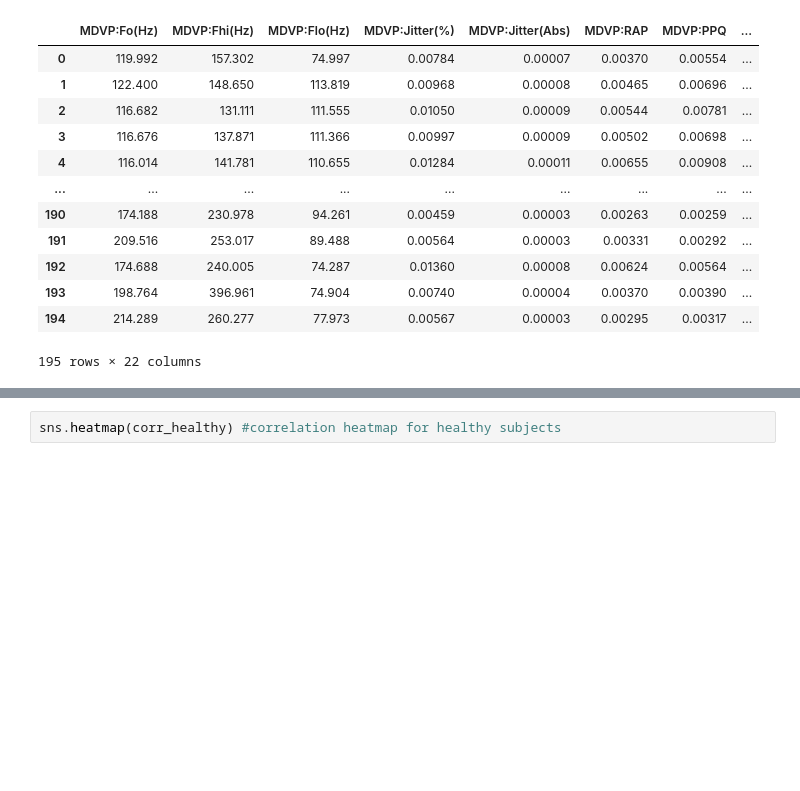
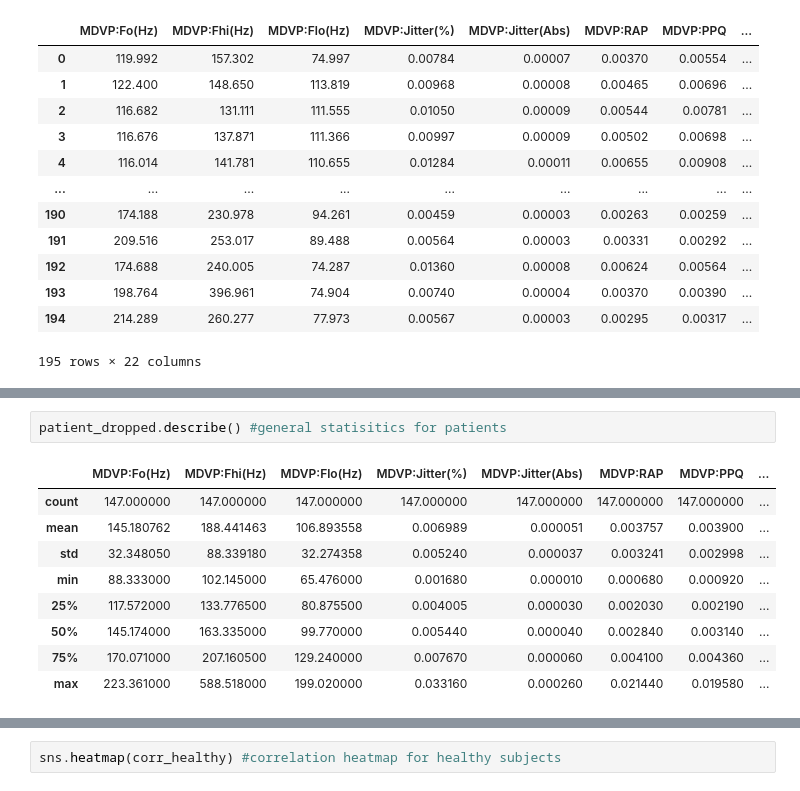
Before and after one commit to theNovahkiin/Parkinsons-EDA-Python, a Jupyter notebook: eda.ipynb, the cells around one changed output, grey strips where cells are left out. Saved outputs shown, nothing was run; the diff lists cells and outputs as text; blank space fills up the shorter version.

```diff
--- a/eda.ipynb
+++ b/eda.ipynb
@@ -110,0 +191,12 @@ dtype: float64
+# %%
+patient_dropped.describe() #general statisitics for patients
+# %% [output]
+|  | MDVP:Fo(Hz) | MDVP:Fhi(Hz) | MDVP:Flo(Hz) | MDVP:Jitter(%) | MDVP:Jitter(Abs) | MDVP:RAP | MDVP:PPQ | ... |
+| count | 147.000000 | 147.000000 | 147.000000 | 147.000000 | 147.000000 | 147.000000 | 147.000000 | ... |
+| mean | 145.180762 | 188.441463 | 106.893558 | 0.006989 | 0.000051 | 0.003757 | 0.003900 | ... |
+| std | 32.348050 | 88.339180 | 32.274358 | 0.005240 | 0.000037 | 0.003241 | 0.002998 | ... |
+| min | 88.333000 | 102.145000 | 65.476000 | 0.001680 | 0.000010 | 0.000680 | 0.000920 | ... |
+| 25% | 117.572000 | 133.776500 | 80.875500 | 0.004005 | 0.000030 | 0.002030 | 0.002190 | ... |
+| 50% | 145.174000 | 163.335000 | 99.770000 | 0.005440 | 0.000040 | 0.002840 | 0.003140 | ... |
+| 75% | 170.071000 | 207.160500 | 129.240000 | 0.007670 | 0.000060 | 0.004100 | 0.004360 | ... |
+| max | 223.361000 | 588.518000 | 199.020000 | 0.033160 | 0.000260 | 0.021440 | 0.019580 | ... |
```
Also changed, not shown: parts of 40 cells of this notebook.
